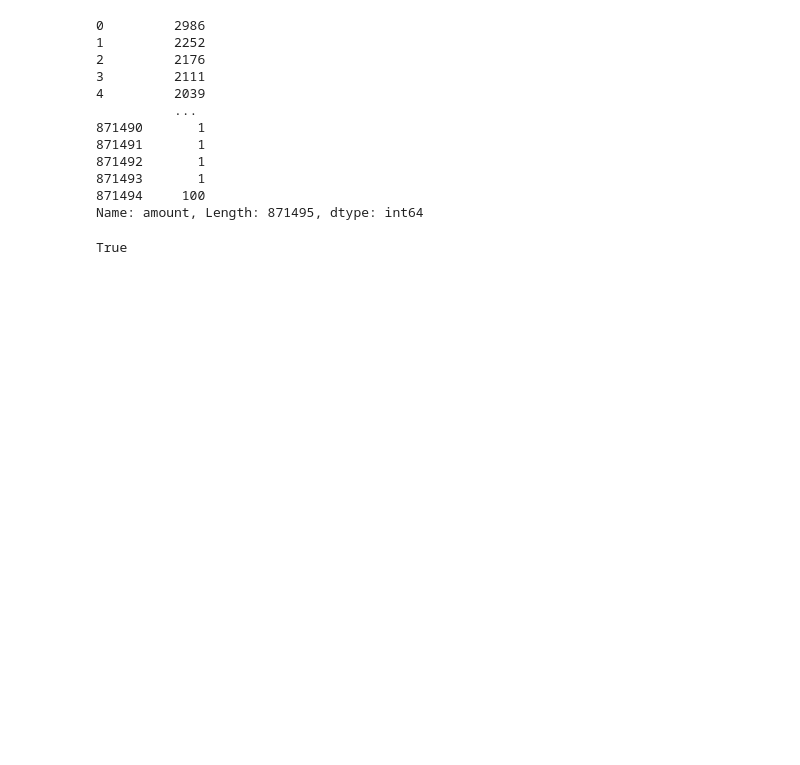
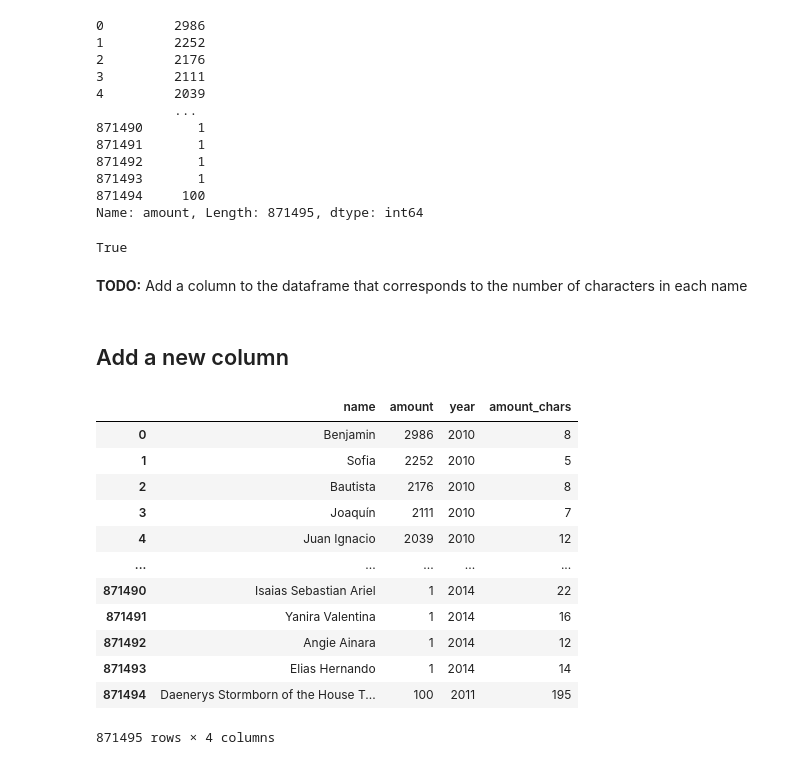
Before and after one commit to agusle/something_new_everyday, a Jupyter notebook: intensive_training/pandas.ipynb, the cells around one changed output. Drawn from its saved outputs; the diff is of its cells as text; code cells hidden in the pictures; blank space fills up the shorter version.

Commit message:
pandas add column

```diff
--- a/intensive_training/pandas.ipynb
+++ b/intensive_training/pandas.ipynb
@@ -221,3 +221,24 @@ Name: amount, Length: 871495, dtype: int64
 'name' in df_names
 # %% [output]
 True
+# %% [markdown]
+**TODO:** Add a column to the dataframe that corresponds to the number of characters in each name
+# %% [markdown]
+## Add a new column
+# %%
+df_names['amount_chars'] = df_names['name'].str.len()
+df_names
+# %% [output]
+|  | name | amount | year | amount_chars |
+| 0 | Benjamin | 2986 | 2010 | 8 |
+| 1 | Sofia | 2252 | 2010 | 5 |
+| 2 | Bautista | 2176 | 2010 | 8 |
+| 3 | Joaquín | 2111 | 2010 | 7 |
+| 4 | Juan Ignacio | 2039 | 2010 | 12 |
+| ... | ... | ... | ... | ... |
+| 871490 | Isaias Sebastian Ariel | 1 | 2014 | 22 |
+| 871491 | Yanira Valentina | 1 | 2014 | 16 |
+| 871492 | Angie Ainara | 1 | 2014 | 12 |
+| 871493 | Elias Hernando | 1 | 2014 | 14 |
+| 871494 | Daenerys Stormborn of the House T... | 100 | 2011 | 195 |
+871495 rows × 4 columns
```
